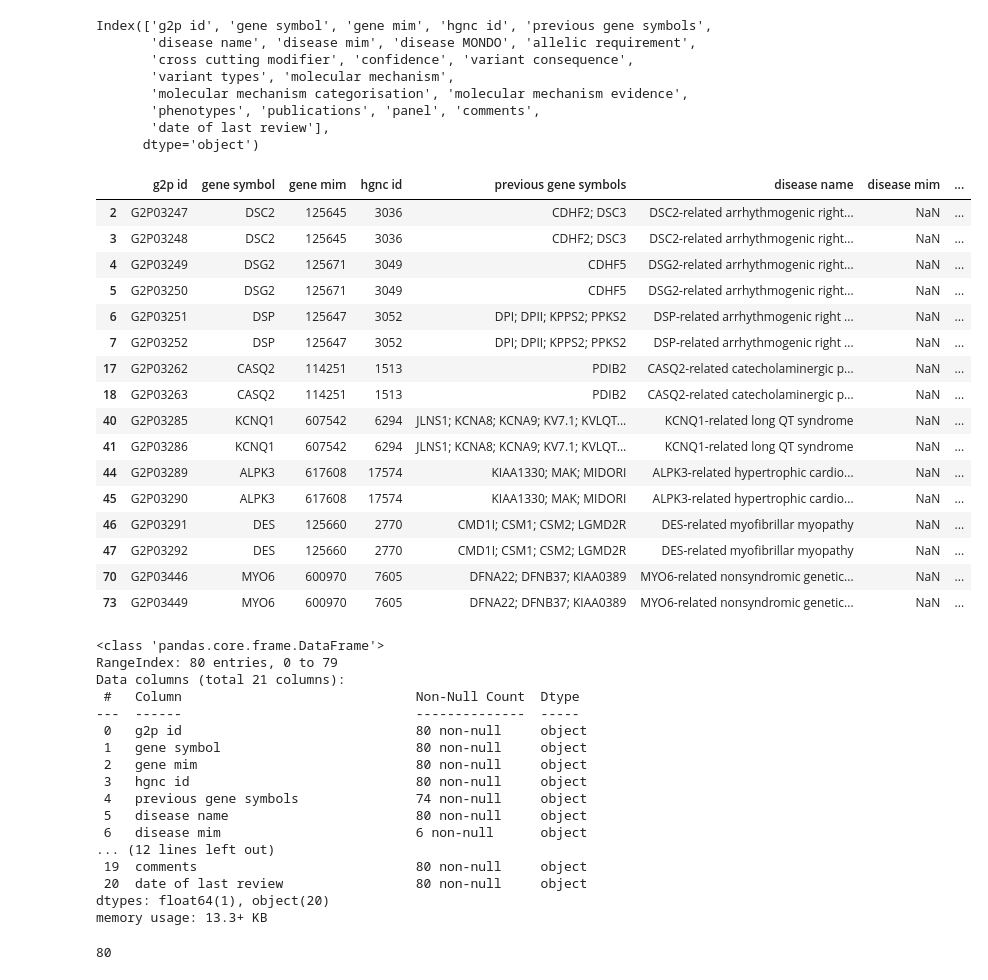
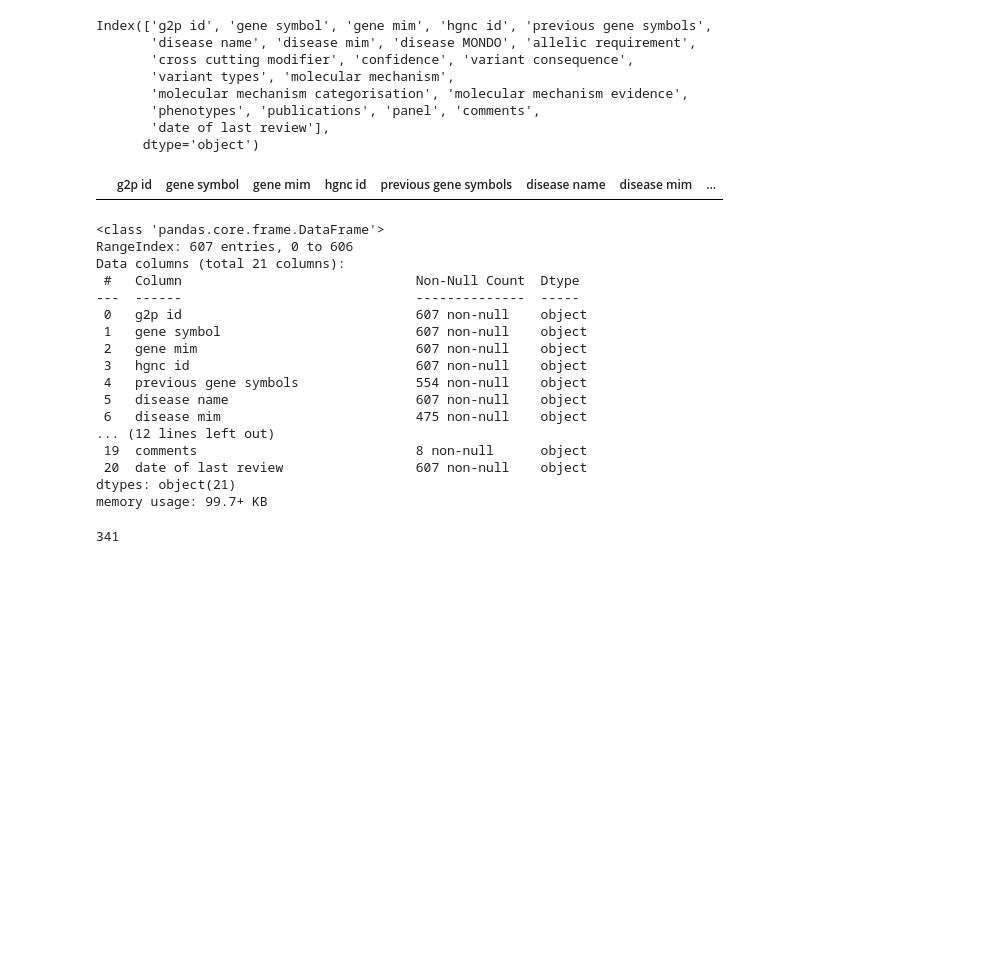
Before and after one commit to biothings/pending.api, a Jupyter notebook: plugins/ebi_gene2phenotype/data-playground.ipynb, the cells around one changed output. Cells and saved outputs as stored; diff of their text form; code cells hidden in the pictures; blank space fills up the shorter version.

Commit message:
data-playground notebook: finished reviewing all files
from Mon 3/17. but forgot to commit until now

```diff
--- a/plugins/ebi_gene2phenotype/data-playground.ipynb
+++ b/plugins/ebi_gene2phenotype/data-playground.ipynb
@@ -91,23 +91,6 @@ Index(['g2p id', 'gene symbol', 'gene mim', 'hgnc id', 'previous gene symbols',
        'date of last review'],
       dtype='object')
 # %%
-## there's 1 gene-disease pair duplicate
-cardiac[cardiac.duplicated(subset=['gene symbol', 'disease name'], keep=False)]
+skin[skin.duplicated(subset=['gene symbol', 'disease name', 'allelic requirement', 'molecular mechanism'], keep=False)].sort_values(by=['gene symbol', 'disease name'])
 # %% [output]
 |  | g2p id | gene symbol | gene mim | hgnc id | previous gene symbols | disease name | disease mim | ... |
-| 2 | G2P03247 | DSC2 | 125645 | 3036 | CDHF2; DSC3 | DSC2-related arrhythmogenic right... | NaN | ... |
-| 3 | G2P03248 | DSC2 | 125645 | 3036 | CDHF2; DSC3 | DSC2-related arrhythmogenic right... | NaN | ... |
-| 4 | G2P03249 | DSG2 | 125671 | 3049 | CDHF5 | DSG2-related arrhythmogenic right... | NaN | ... |
-| 5 | G2P03250 | DSG2 | 125671 | 3049 | CDHF5 | DSG2-related arrhythmogenic right... | NaN | ... |
-| 6 | G2P03251 | DSP | 125647 | 3052 | DPI; DPII; KPPS2; PPKS2 | DSP-related arrhythmogenic right ... | NaN | ... |
-| 7 | G2P03252 | DSP | 125647 | 3052 | DPI; DPII; KPPS2; PPKS2 | DSP-related arrhythmogenic right ... | NaN | ... |
-| 17 | G2P03262 | CASQ2 | 114251 | 1513 | PDIB2 | CASQ2-related catecholaminergic p... | NaN | ... |
-| 18 | G2P03263 | CASQ2 | 114251 | 1513 | PDIB2 | CASQ2-related catecholaminergic p... | NaN | ... |
-| 40 | G2P03285 | KCNQ1 | 607542 | 6294 | JLNS1; KCNA8; KCNA9; KV7.1; KVLQT... | KCNQ1-related long QT syndrome | NaN | ... |
-| 41 | G2P03286 | KCNQ1 | 607542 | 6294 | JLNS1; KCNA8; KCNA9; KV7.1; KVLQT... | KCNQ1-related long QT syndrome | NaN | ... |
-| 44 | G2P03289 | ALPK3 | 617608 | 17574 | KIAA1330; MAK; MIDORI | ALPK3-related hypertrophic cardio... | NaN | ... |
-| 45 | G2P03290 | ALPK3 | 617608 | 17574 | KIAA1330; MAK; MIDORI | ALPK3-related hypertrophic cardio... | NaN | ... |
-| 46 | G2P03291 | DES | 125660 | 2770 | CMD1I; CSM1; CSM2; LGMD2R | DES-related myofibrillar myopathy | NaN | ... |
-| 47 | G2P03292 | DES | 125660 | 2770 | CMD1I; CSM1; CSM2; LGMD2R | DES-related myofibrillar myopathy | NaN | ... |
-| 70 | G2P03446 | MYO6 | 600970 | 7605 | DFNA22; DFNB37; KIAA0389 | MYO6-related nonsyndromic genetic... | NaN | ... |
-| 73 | G2P03449 | MYO6 | 600970 | 7605 | DFNA22; DFNB37; KIAA0389 | MYO6-related nonsyndromic genetic... | NaN | ... |
@@ -114,25 +105,25 @@ cardiac[cardiac.duplicated(subset=['gene symbol', 'disease name'], keep=False)]
 # %%
-cardiac.info()
+skin.info()
 # %% [output]
 <class 'pandas.core.frame.DataFrame'>
-RangeIndex: 80 entries, 0 to 79
+RangeIndex: 607 entries, 0 to 606
 Data columns (total 21 columns):
  #   Column                              Non-Null Count  Dtype
 ---  ------                              --------------  -----
- 0   g2p id                              80 non-null     object
- 1   gene symbol                         80 non-null     object
- 2   gene mim                            80 non-null     object
- 3   hgnc id                             80 non-null     object
- 4   previous gene symbols               74 non-null     object
- 5   disease name                        80 non-null     object
- 6   disease mim                         6 non-null      object
+ 0   g2p id                              607 non-null    object
+ 1   gene symbol                         607 non-null    object
+ 2   gene mim                            607 non-null    object
+ 3   hgnc id                             607 non-null    object
+ 4   previous gene symbols               554 non-null    object
+ 5   disease name                        607 non-null    object
+ 6   disease mim                         475 non-null    object
 ... (12 lines left out)
- 19  comments                            80 non-null     object
- 20  date of last review                 80 non-null     object
-dtypes: float64(1), object(20)
-memory usage: 13.3+ KB
+ 19  comments                            8 non-null      object
+ 20  date of last review                 607 non-null    object
+dtypes: object(21)
+memory usage: 99.7+ KB
-# %%
-cardiac["g2p id"].nunique()
-# %% [output]
-80
+# %%
+skin["date of last review"].nunique()
+# %% [output]
+341
 # %%
```
Also changed, not shown: parts of 18 cells of this notebook.
